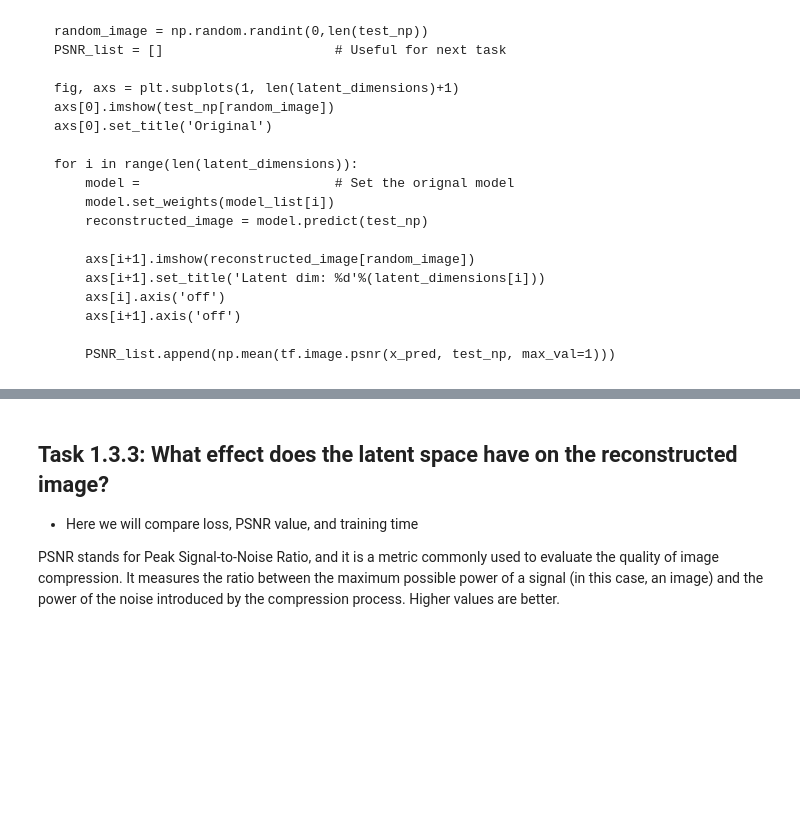
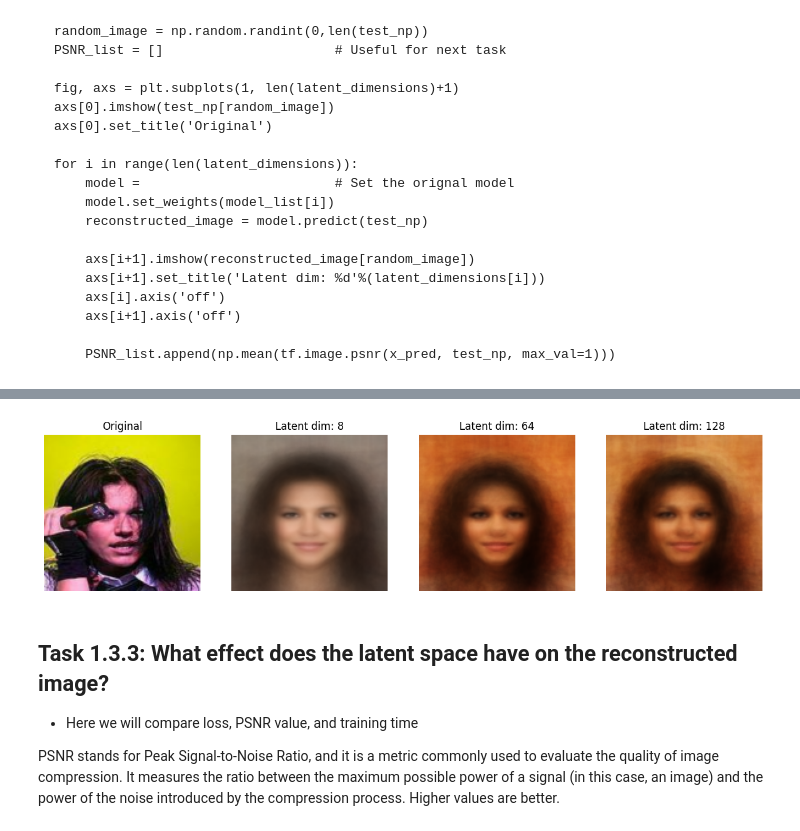
Before and after one commit to SushantSriv/Background-Generator, a Jupyter notebook: CA4_Template.ipynb, the cells around one changed output, grey strips where cells are left out. Drawn from its saved outputs; the diff is of its cells as text; code cells hidden in the pictures; blank space fills up the shorter version.

```diff
--- a/CA4_Template.ipynb
+++ b/CA4_Template.ipynb
@@ -301,0 +261,21 @@ NameError: ignored
+# %%
+import tensorflow as tf
+from tensorflow.keras.callbacks import ModelCheckpoint
+
+
+# Specify the filepath for saving weights
+checkpoint_filepath = './tmp/weights_{epoch:02d}.hdf5'
+
+# Create a ModelCheckpoint callback
+model_checkpoint_callback = ModelCheckpoint(
+    filepath=checkpoint_filepath,
+    save_weights_only=True,
+    monitor='loss',
+    mode='auto',
+    save_freq='epoch',  # Save at the end of each epoch
+    save_best_only=False
+)
+
+# Assuming you have a train and test dataset named train_ds and test_ds
+
+linear_autoencoder.fit(train_ds, epochs=5, callbacks=[model_checkpoint_callback])
@@ -390,0 +497,24 @@ for i in range(len(latent_dimensions)):
+# %%
+# VISUALISE THE IMAGES GENERATED FROM DIFFERNET LATENT SIZES
+random_image = np.random.randint(0, len(test_np))
+PSNR_list = []  # Useful for the next task
+
+fig, axs = plt.subplots(1, len(latent_dimensions) + 1, figsize=(15, 5))
+axs[0].imshow(test_np[random_image])
+axs[0].set_title('Original')
+
+for i in range(len(latent_dimensions)):
+    # Set the original model
+    model = model_def(latent_dimensions[i])
+    model.set_weights(model_list[i])
+    reconstructed_image = model.predict(test_np)
+
+    axs[i + 1].imshow(reconstructed_image[random_image])
+    axs[i + 1].set_title(f'Latent dim: {latent_dimensions[i]}')
+    axs[i].axis('off')
+    axs[i + 1].axis('off')
+
+    PSNR_list.append(np.mean(tf.image.psnr(reconstructed_image, test_np, max_val=1)))
+
+plt.show()
+# %% [output]
@@ -391,3 +524,4 @@ for i in range(len(latent_dimensions)):
+[figure, added]
 # %% [markdown]
 ## Task 1.3.3: What effect does the latent space have on the reconstructed image?
 
```
Also changed, not shown: parts of 25 cells of this notebook.
